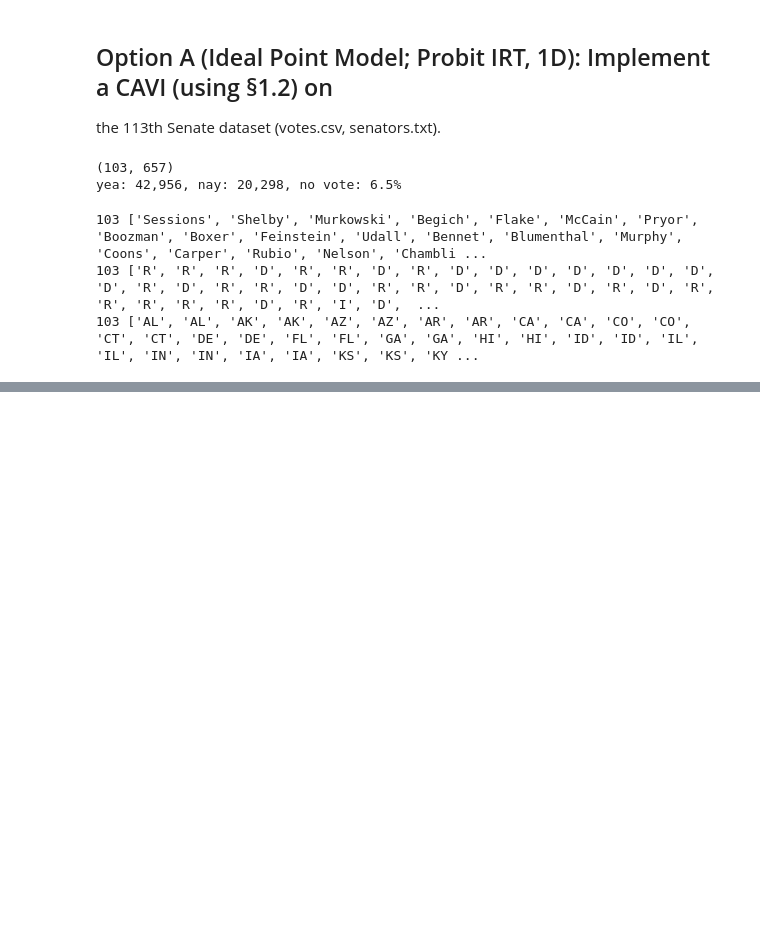
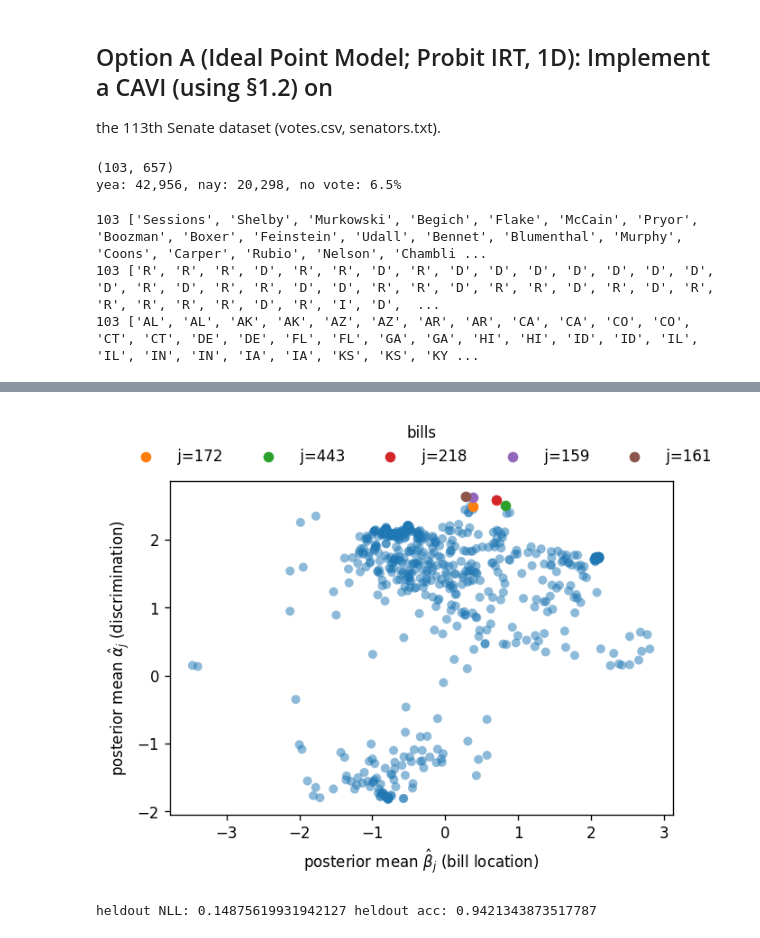
Before and after one commit to fred144/STCS6701, a Jupyter notebook: pset2_Q3.ipynb, the cells around one changed output, grey strips where cells are left out. Saved outputs shown, nothing was run; the diff lists cells and outputs as text; code cells hidden in the pictures; blank space fills up the shorter version.

```diff
--- a/pset2_Q3.ipynb
+++ b/pset2_Q3.ipynb
@@ -1137,0 +608,37 @@ Iter 199  pseudo-ELBO -11674.1053  heldout-NLL 0.14649187741320321
+# %%
+fig, ax = plt.subplots(dpi=120, figsize=(6, 4))
+top_k = 5
+ax.scatter(-res["m_beta"], res["m_alpha"], alpha=0.5, edgecolors="none")
+top_idx = np.argsort(res["m_alpha"])[-top_k:]
+for j in top_idx:
+    ax.scatter(-res["m_beta"][j], res["m_alpha"][j], label=f" j={j}")
+ax.set_xlabel(r"posterior mean $\hat{\beta}_j$ (bill location)")
+ax.set_ylabel(r"posterior mean $\hat{\alpha}_j$ (discrimination)")
+
+ax.legend(
+    title="bills",
+    loc="lower center",
+    bbox_to_anchor=(0.5, 1.01),
+    ncols=top_k,
+    frameon=False,
+)
+plt.savefig("bill_landscape.png", bbox_inches="tight", dpi=200)
+plt.show()
+# %% [output]
+[figure, added]
+# %%
+# heldout metrics:
+held = res["heldout_pairs"]
+i_idx, j_idx = held[:, 0].astype(int), held[:, 1].astype(int)
+mu_held = res["m_alpha"][j_idx] * (res["m_theta"][i_idx] - res["m_beta"][j_idx])
+p_hat = norm.cdf(mu_held)
+y_true = res["votes"][i_idx, j_idx]
+eps_nll = 1e-12
+nll = -np.mean(
+    y_true * np.log(np.clip(p_hat, eps_nll, 1))
+    + (1 - y_true) * np.log(np.clip(1 - p_hat, eps_nll, 1))
+)  # compute heldout NLL, clip for numerical stability
+acc = np.mean((p_hat >= 0.5) == (y_true == 1))
+print("heldout NLL:", nll, "heldout acc:", acc)
+# %% [output]
+heldout NLL: 0.14875619931942127 heldout acc: 0.9421343873517787
```
Also changed, not shown: parts of 16 cells of this notebook, 6 other files.
